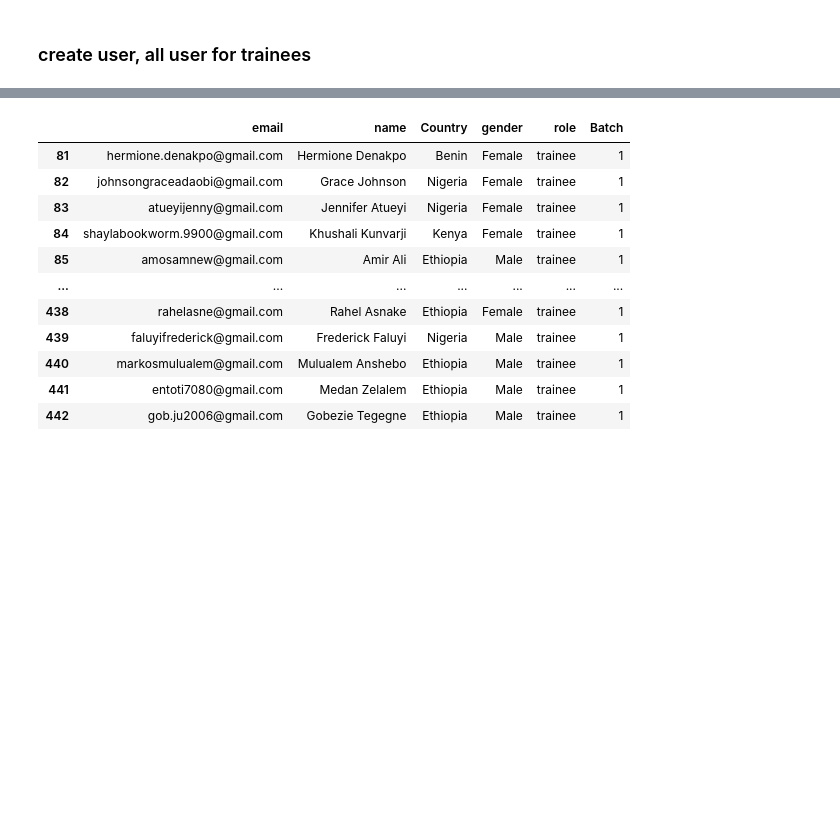
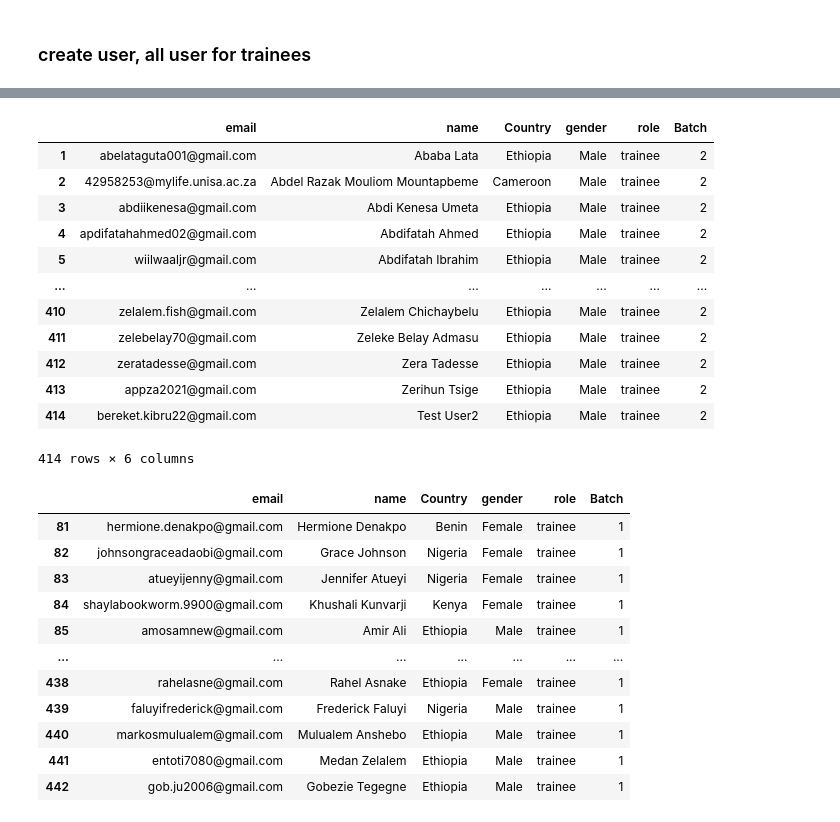
Before and after one commit to 10xac/review, a Jupyter notebook: notebooks/Insert_trainees.ipynb, the cells around one changed output, grey strips where cells are left out. Saved outputs shown, nothing was run; the diff lists cells and outputs as text; code cells hidden in the pictures; blank space fills up the shorter version.

Commit message:
fix: Changes for u2j batch 2

```diff
--- a/notebooks/Insert_trainees.ipynb
+++ b/notebooks/Insert_trainees.ipynb
@@ -60,6 +60,22 @@ A value is trying to be set on a copy of a slice from a DataFrame
 
 See the caveats in the documentation: https://pandas.pydata.org/pandas-docs/stable/user_guide/indexing.html#returning-a-view-versus-a-copy
   return super().rename(
+# %%
+ddf
+# %% [output]
+|  | email | name | Country | gender | role | Batch |
+| 1 | abelataguta001@gmail.com | Ababa Lata | Ethiopia | Male | trainee | 2 |
+| 2 | 42958253@mylife.unisa.ac.za | Abdel Razak Mouliom Mountapbeme | Cameroon | Male | trainee | 2 |
+| 3 | abdiikenesa@gmail.com | Abdi Kenesa Umeta | Ethiopia | Male | trainee | 2 |
+| 4 | apdifatahahmed02@gmail.com | Abdifatah Ahmed | Ethiopia | Male | trainee | 2 |
+| 5 | wiilwaaljr@gmail.com | Abdifatah Ibrahim | Ethiopia | Male | trainee | 2 |
+| ... | ... | ... | ... | ... | ... | ... |
+| 410 | zelalem.fish@gmail.com | Zelalem Chichaybelu | Ethiopia | Male | trainee | 2 |
+| 411 | zelebelay70@gmail.com | Zeleke Belay Admasu | Ethiopia | Male | trainee | 2 |
+| 412 | zeratadesse@gmail.com | Zera Tadesse | Ethiopia | Male | trainee | 2 |
+| 413 | appza2021@gmail.com | Zerihun Tsige | Ethiopia | Male | trainee | 2 |
+| 414 | bereket.kibru22@gmail.com | Test User2 | Ethiopia | Male | trainee | 2 |
+414 rows × 6 columns
 # %%
 ddf[81:]
 # %% [output]
```
Also changed, not shown: parts of 21 cells of this notebook, 3 other files.
